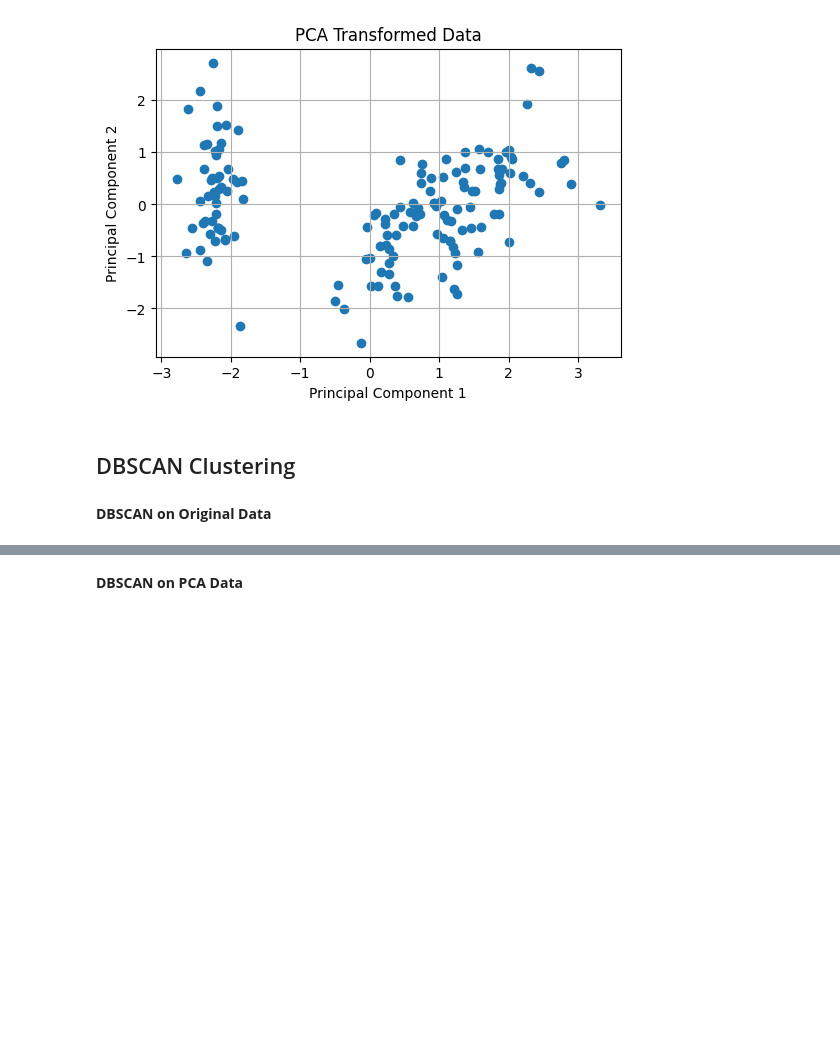
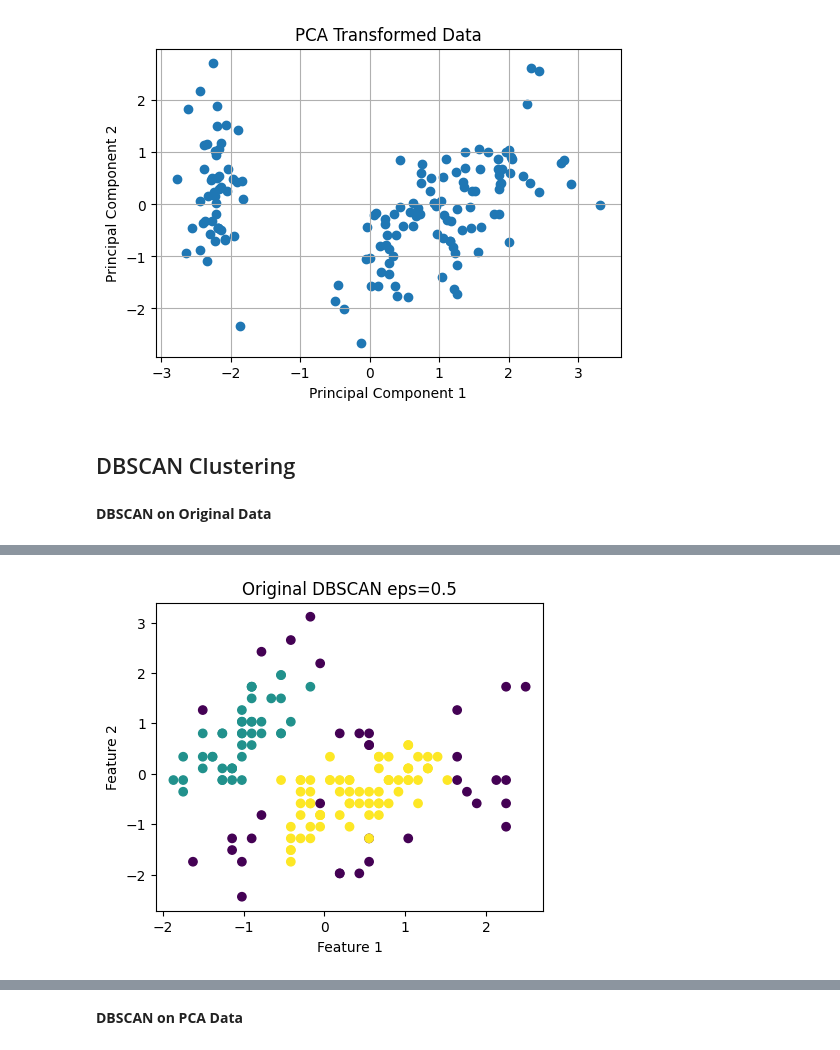
Before and after one commit to DOHA-BASEM3/Activity-3--DBSCAN-and-PCA, a Jupyter notebook: DBSCAN_and_PCA.ipynb, the cells around one changed output, grey strips where cells are left out. Cells and saved outputs as stored; diff of their text form; code cells hidden in the pictures; blank space fills up the shorter version.

```diff
--- a/DBSCAN_and_PCA.ipynb
+++ b/DBSCAN_and_PCA.ipynb
@@ -132,0 +126,13 @@ labels_original = dbscan_original.fit_predict(X_scaled)
+# %%
+# Trial 2
+dbscan = DBSCAN(eps=0.5, min_samples=5)
+labels = dbscan.fit_predict(X_scaled)
+
+plt.figure(figsize=(5,4))
+plt.scatter(X_scaled[:,0], X_scaled[:,1], c=labels)
+plt.title("Original DBSCAN eps=0.5")
+plt.xlabel("Feature 1")
+plt.ylabel("Feature 2")
+plt.show()
+# %% [output]
+[figure, added]
```
Also changed, not shown: parts of 10 cells of this notebook.
